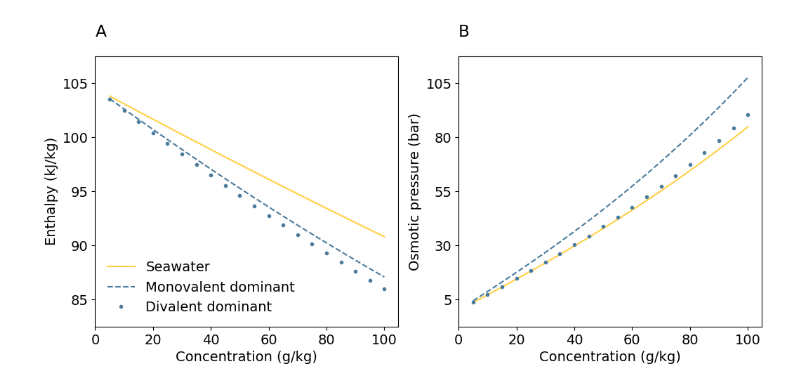
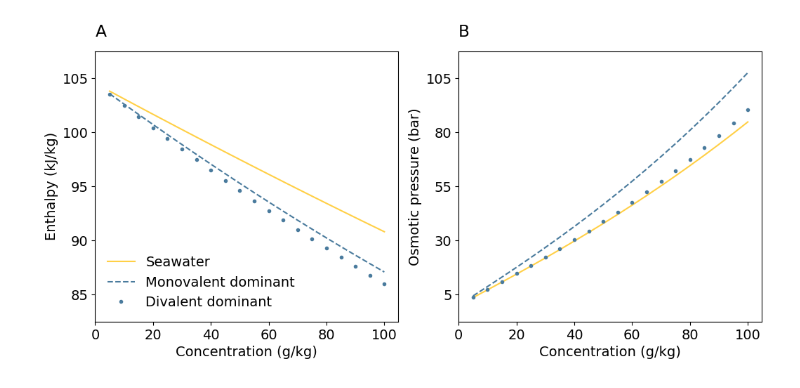
Before and after one commit to savannahsakhai/watertap, a Jupyter notebook: watertap/flowsheets/property_analysis/prop_plots/plotting.ipynb, the cells around one changed output. Saved outputs shown, nothing was run; the diff lists cells and outputs as text; code cells hidden in the pictures.

Commit message:
update water ratio plots

```diff
--- a/watertap/flowsheets/property_analysis/prop_plots/plotting.ipynb
+++ b/watertap/flowsheets/property_analysis/prop_plots/plotting.ipynb
@@ -39,8 +47,8 @@ data_bw_2 = data_bw[(data_bw["Mono to Di Ratio"]==2)]
 data_bw_25 = data_bw[(data_bw["Mono to Di Ratio"]==0.5)]
 
 
-axs[0].set_title("A", loc="left", pad=20)
-axs[1].set_title("B", loc="left", pad=20)
+axs[0].set_title("A", loc="left", pad=15)
+axs[1].set_title("B", loc="left", pad=15)
 
 axs[0].plot(data_sea['# Feed Mass Frac']*1000, -data_sea['Enthalpy']/1000, color=sea_color)
 axs[0].plot(data_bw_2['# Feed Mass Frac']*1000, -data_bw_2['Enthalpy']/1000, "--", color=bw_color)
@@ -51,31 +59,31 @@ axs[0].set_ylabel("Enthalpy (kJ/kg)", fontsize=title_size)
 axs[0].set_xticks([0, 20, 40, 60, 80, 100])
 spacing_factor = 2
 yformat=[[85,105],5]
 ylim = yformat[0]
 yinc = yformat[1]
 axs[0].set_ylim(ylim[0]-yinc/spacing_factor, ylim[1]+yinc/spacing_factor)
 axs[0].set_yticks(np.linspace(ylim[0], ylim[1], int(round((ylim[1]-ylim[0])/yinc))+1))
 # axs[0].set_yticks([85,90,95,100,105])
 
 axs[1].plot(data_sea['# Feed Mass Frac']*1000, data_sea['Osmotic Pressure']/1e5, color=sea_color)
 axs[1].plot(data_bw_2['# Feed Mass Frac']*1000, data_bw_2['Osmotic Pressure']/1e5, "--", color=bw_color)
 axs[1].plot(data_bw_25['# Feed Mass Frac']*1000, data_bw_25['Osmotic Pressure']/1e5, ".", color=bw_color)
 
 axs[1].set_xlabel("Concentration (g/kg)", fontsize=title_size)
 axs[1].set_ylabel("Osmotic pressure (bar)", fontsize=title_size)
 
 
 axs[0].legend(["Seawater","Monovalent dominant","Divalent dominant"], loc="lower left", fontsize=title_size, frameon=False)
 axs[1].set_xticks([0, 20, 40, 60, 80, 100])
 spacing_factor = 2
 yformat=[[5,105],25]
 ylim = yformat[0]
 yinc = yformat[1]
 axs[1].set_ylim(ylim[0]-yinc/spacing_factor, ylim[1]+yinc/spacing_factor)
 axs[1].set_yticks(np.linspace(ylim[0], ylim[1], int(round((ylim[1]-ylim[0])/yinc))+1))
 
 axs[1].yaxis.set_tick_params(labelbottom=True)
 
 fig.savefig("Mono_Di_Enth_Osm_P")
 # %% [output]
-[figure, old version]
+[figure, new version]
```
Also changed, not shown: parts of 1 cell of this notebook, 1 other file.
